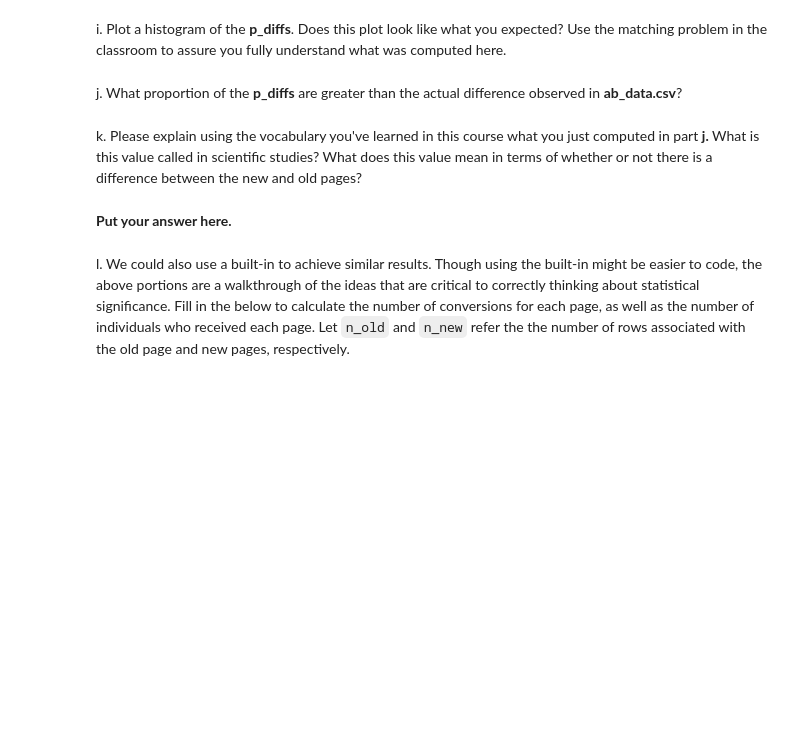
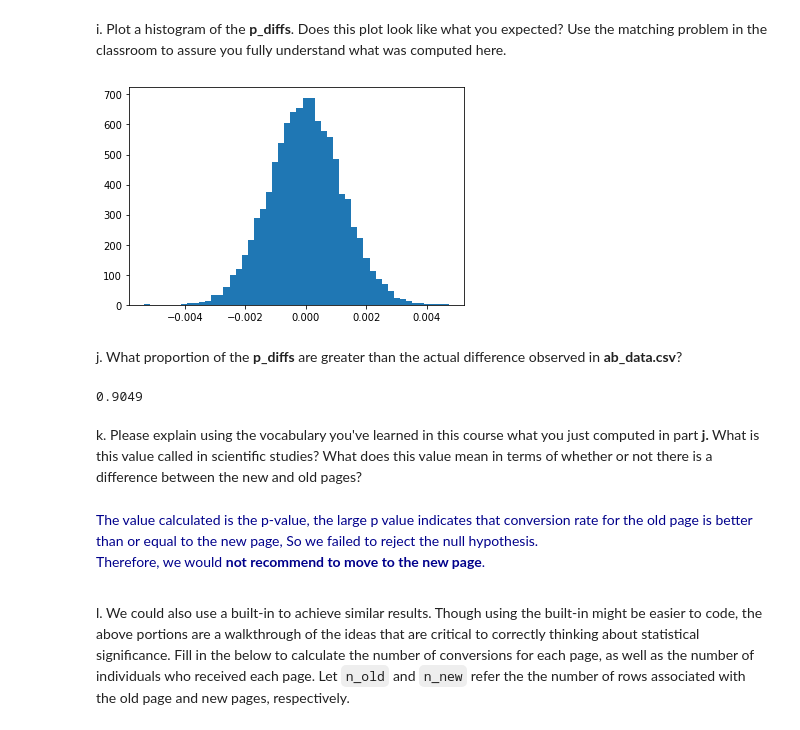
Before and after one commit to GAltuwaijri/Analyze_AB_Test_Results, a Jupyter notebook: Analyze_ab_test_results.ipynb, the cells around one changed output. Cells and saved outputs as stored; diff of their text form; code cells hidden in the pictures; blank space fills up the shorter version.

Commit message:
feat :Part II - A/B Test
Answering and completing  the Analyze A/B Test Results , part II - A/B Test

```diff
--- a/Analyze_ab_test_results.ipynb
+++ b/Analyze_ab_test_results.ipynb
@@ -226,2 +251,5 @@ c. What is $n_{new}$, the number of individuals in the treatment group?
 # %% [markdown]
 d. What is $n_{old}$, the number of individuals in the control group?
+# %%
+n_old=len(df2[df2['landing_page']=='old_page'])
+n_old
@@ -228,2 +258,5 @@ d. What is $n_{old}$, the number of individuals in the control group?
 # %% [markdown]
 e. Simulate $n_{new}$ transactions with a conversion rate of $p_{new}$ under the null.  Store these $n_{new}$ 1's and 0's in **new_page_converted**.
+# %%
+new_page_converted =np.random.binomial(n=1,p=p_new,size=n_new)
+new_page_converted
@@ -230,2 +265,5 @@ e. Simulate $n_{new}$ transactions with a conversion rate of $p_{new}$ under the
 # %% [markdown]
 f. Simulate $n_{old}$ transactions with a conversion rate of $p_{old}$ under the null.  Store these $n_{old}$ 1's and 0's in **old_page_converted**.
+# %%
+old_page_converted =np.random.binomial(n=1,p=p_old,size=n_old)
+old_page_converted
@@ -234,12 +279,36 @@ g. Find $p_{new}$ - $p_{old}$ for your simulated values from part (e) and (f).
 # %% [markdown]
 h. Create 10,000 $p_{new}$ - $p_{old}$ values using the same simulation process you used in parts (a) through (g) above. Store all 10,000 values in a NumPy array called **p_diffs**.
+# %%
+p_diffs = []
+for i in range(10000):
+    new_page_converted = np.random.binomial(n_new,p_new)
+    old_page_converted = np.random.binomial(n_old, p_old)
+    diff = new_page_converted/n_new - old_page_converted/n_old
+    p_diffs.append(diff)
 # %% [markdown]
 i. Plot a histogram of the **p_diffs**.  Does this plot look like what you expected?  Use the matching problem in the classroom to assure you fully understand what was computed here.
+# %%
+plt.hist(p_diffs, bins=50);
+# %% [output]
+[figure, added]
 # %% [markdown]
 j. What proportion of the **p_diffs** are greater than the actual difference observed in **ab_data.csv**?
+# %%
+new_conv=df2[df2['group']=='treatment']['converted'].mean()
+old_conv=df2[df2['group']=='control']['converted'].mean()
+act_diff=new_conv-old_conv
+# act_diff
+p_diffs=np.array(p_diffs)
+# p_diffs
+(p_diffs > act_diff).mean()
+# %% [output]
+0.9049
 # %% [markdown]
 k. Please explain using the vocabulary you've learned in this course what you just computed in part **j.**  What is this value called in scientific studies?  What does this value mean in terms of whether or not there is a difference between the new and old pages?
-# %% [markdown]
-**Put your answer here.**
+# %% [markdown]
+<font color=darkblue>
+The value calculated is the p-value, the large p value indicates that conversion rate for the old page is better than or equal to the new page, So we  failed to reject the null hypothesis.
+
+Therefore, we would **not recommend to move to the new page**.
 # %% [markdown]
 l. We could also use a built-in to achieve similar results.  Though using the built-in might be easier to code, the above portions are a walkthrough of the ideas that are critical to correctly thinking about statistical significance. Fill in the below to calculate the number of conversions for each page, as well as the number of individuals who received each page. Let `n_old` and `n_new` refer the the number of rows associated with the old page and new pages, respectively.
```
Also changed, not shown: parts of 14 cells of this notebook, 1 other file.
